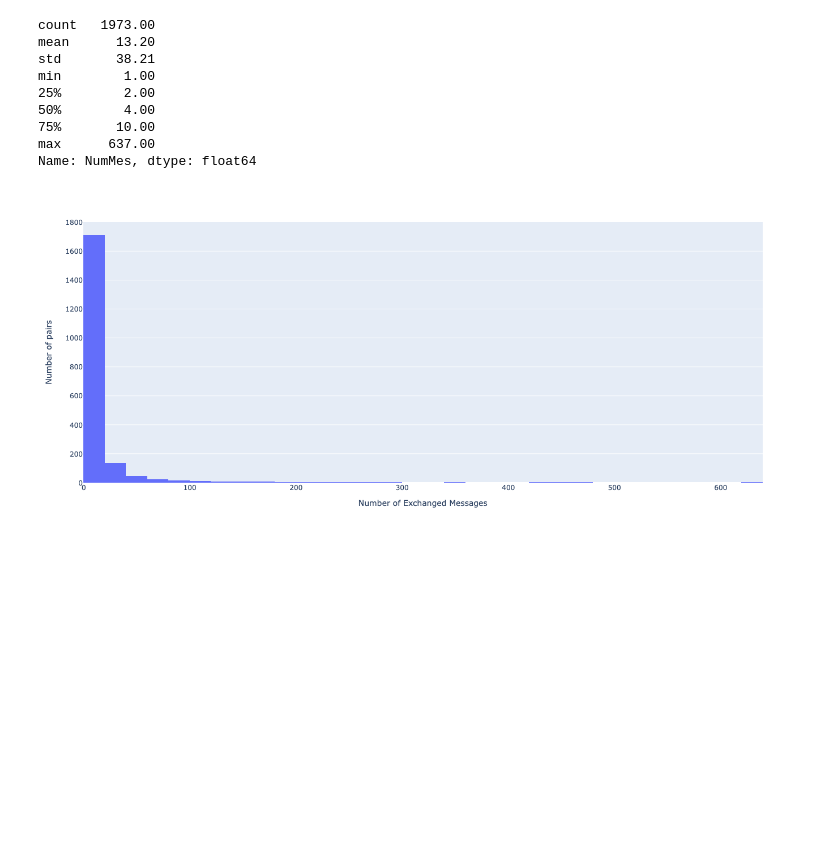
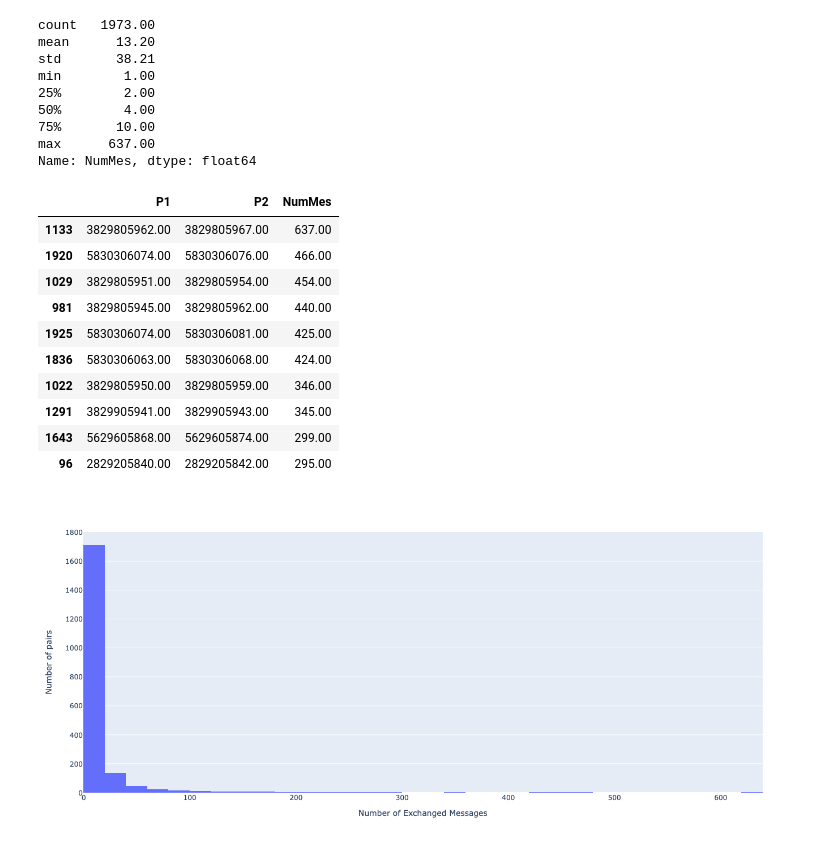
Before and after one commit to MovezNetwork/ABM-PA, a Jupyter notebook: notebooks/Exploratory_Communication_Networks.ipynb, the cells around one changed output. Drawn from its saved outputs; the diff is of its cells as text; code cells hidden in the pictures; blank space fills up the shorter version.

```diff
--- a/notebooks/CommNetworks.ipynb
+++ b/notebooks/Exploratory_Communication_Networks.ipynb
@@ -307,6 +307,20 @@ min        1.00
 75%       10.00
 max      637.00
 Name: NumMes, dtype: float64
+# %%
+exchanged_messages.sort_values(by='NumMes',ascending=False).head(10)
+# %% [output]
+|  | P1 | P2 | NumMes |
+| 1133 | 3829805962.00 | 3829805967.00 | 637.00 |
+| 1920 | 5830306074.00 | 5830306076.00 | 466.00 |
+| 1029 | 3829805951.00 | 3829805954.00 | 454.00 |
+| 981 | 3829805945.00 | 3829805962.00 | 440.00 |
+| 1925 | 5830306074.00 | 5830306081.00 | 425.00 |
+| 1836 | 5830306063.00 | 5830306068.00 | 424.00 |
+| 1022 | 3829805950.00 | 3829805959.00 | 346.00 |
+| 1291 | 3829905941.00 | 3829905943.00 | 345.00 |
+| 1643 | 5629605868.00 | 5629605874.00 | 299.00 |
+| 96 | 2829205840.00 | 2829205842.00 | 295.00 |
 # %%
 import plotly.express as px
 df = exchanged_messages
```
Also changed, not shown: 5 other files.
